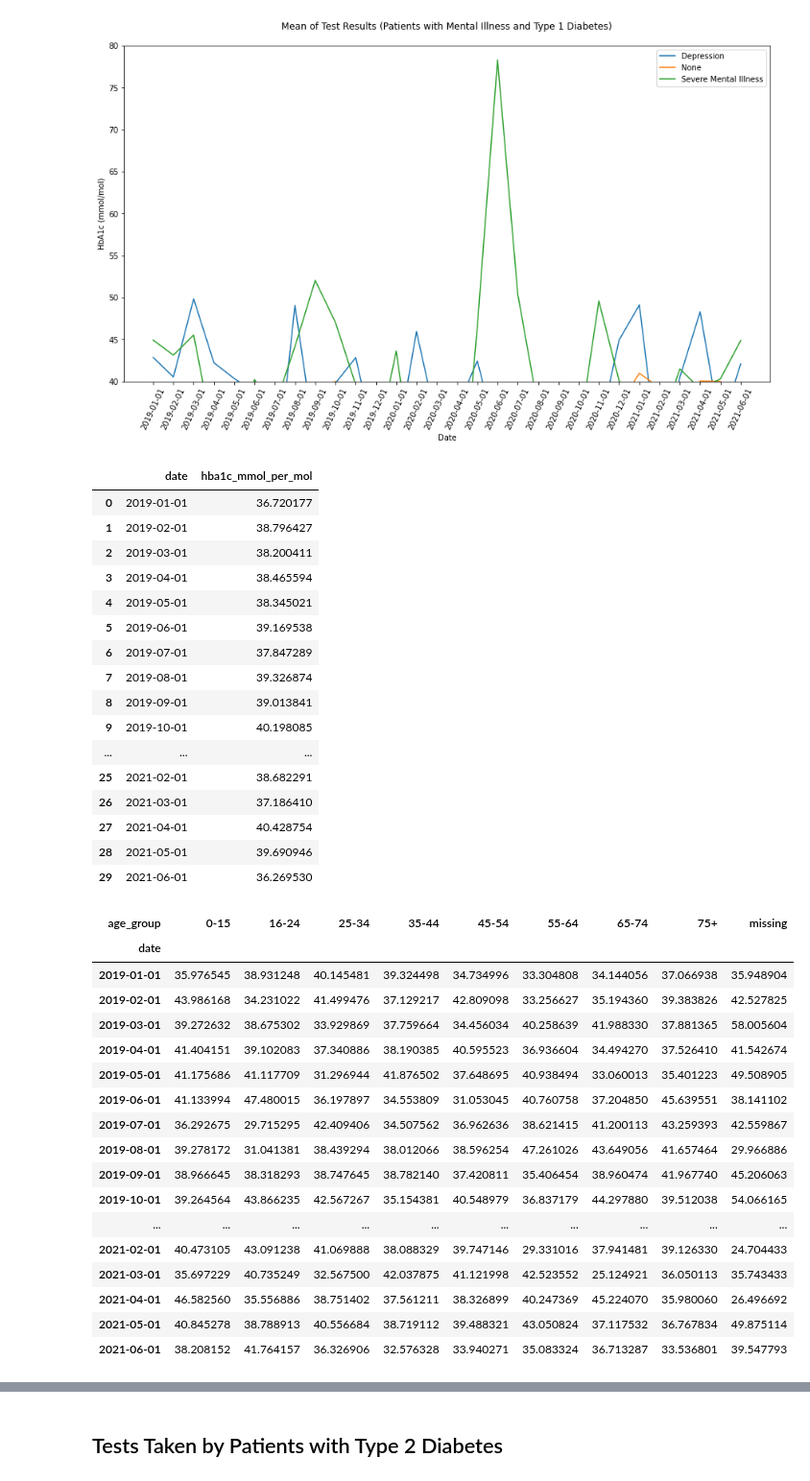
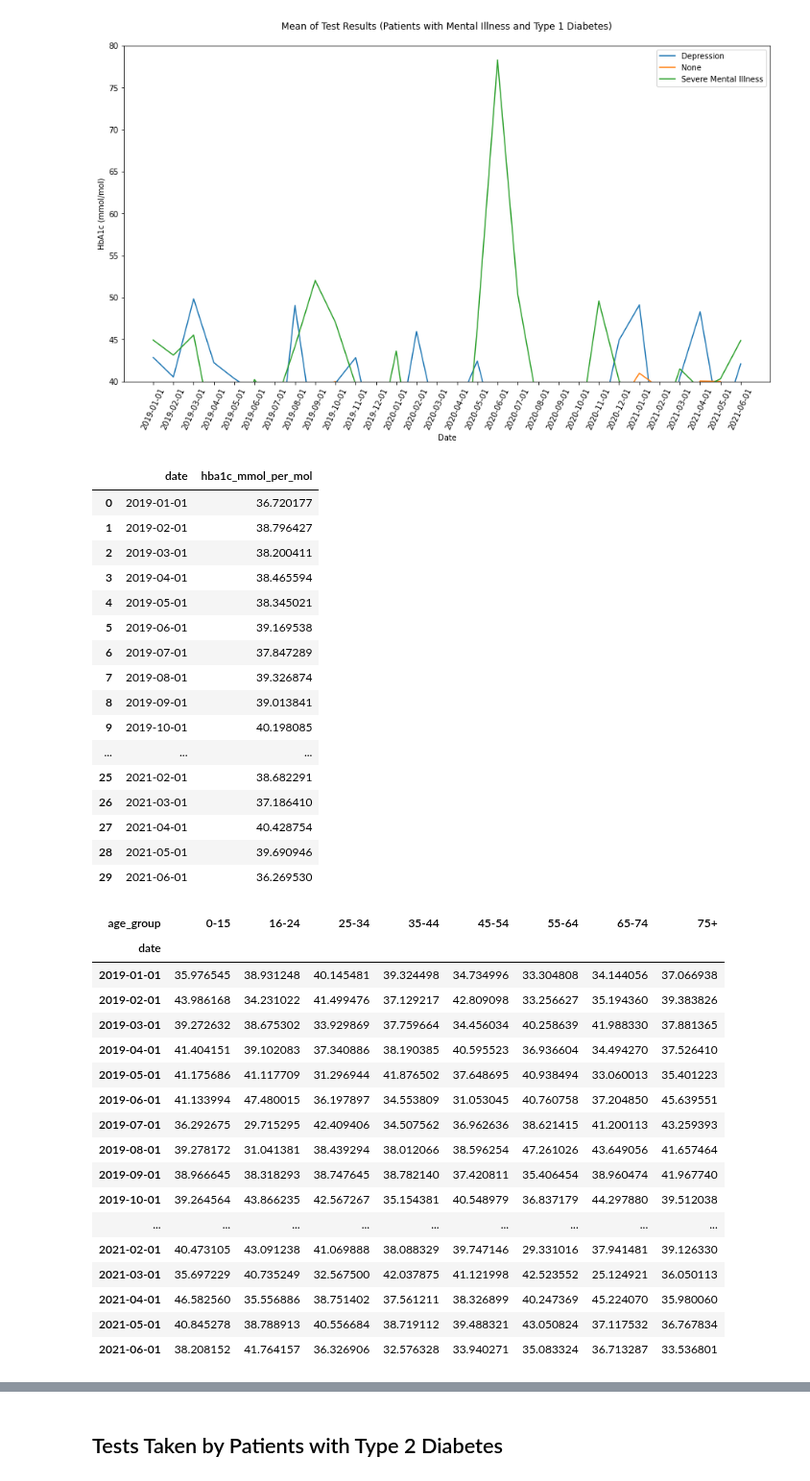
Before and after one commit to opensafely/HbA1c-levels, a Jupyter notebook: notebooks/hba1c_levels.ipynb, the cells around one changed output, grey strips where cells are left out. Shown at 96% size. Drawn from its saved outputs; the diff is of its cells as text; code cells hidden in the pictures.

```diff
--- a/notebooks/hba1c_levels.ipynb
+++ b/notebooks/hba1c_levels.ipynb
@@ -423,10 +423,10 @@ create_chart(df_mi_t1, 'mental_illness', 'Mean of Test Results (Patients with Me
 display(df_pop_t1)
 
 # Age
-display(df_wide(df_age_t1, 'age_group'))
+display(df_wide(df_age_t1.loc[df_age_t1.age_group != 'missing'], 'age_group'))
 
 # Sex
-display(df_wide(df_sex_t1, 'sex'))
+display(df_wide(df_sex_t1.loc[df_sex_t1.sex.isin(['F','M'])], 'sex'))
 
 # Ethnicity
 df_eth_t1_wide = df_wide(df_eth_t1, 'ethnicity')
@@ -437,51 +437,51 @@ display(df_eth_t1_wide)
 display(df_wide(df_region_t1, 'region'))
 
 # IMD
 display(df_wide(df_imd_t1, 'imd'))
 
 # Learning Disability
 display(df_wide(df_ld_t1, 'learning_disability'))
 
 # Mental Illness
 df_mi_t1_wide = df_wide(df_mi_t1, 'mental_illness')
 df_mi_t1_wide = df_mi_t1_wide[['None', 'Depression', 'Severe Mental Illness']]
 display(df_mi_t1_wide)
 # %% [output]
 |  | date | hba1c_mmol_per_mol |
 | 0 | 2019-01-01 | 36.720177 |
 | 1 | 2019-02-01 | 38.796427 |
 | 2 | 2019-03-01 | 38.200411 |
 | 3 | 2019-04-01 | 38.465594 |
 | 4 | 2019-05-01 | 38.345021 |
 | 5 | 2019-06-01 | 39.169538 |
 | 6 | 2019-07-01 | 37.847289 |
 | 7 | 2019-08-01 | 39.326874 |
 | 8 | 2019-09-01 | 39.013841 |
 | 9 | 2019-10-01 | 40.198085 |
 | ... | ... | ... |
 | 25 | 2021-02-01 | 38.682291 |
 | 26 | 2021-03-01 | 37.186410 |
 | 27 | 2021-04-01 | 40.428754 |
 | 28 | 2021-05-01 | 39.690946 |
 | 29 | 2021-06-01 | 36.269530 |
-| age_group | 0-15 | 16-24 | 25-34 | 35-44 | 45-54 | 55-64 | 65-74 | 75+ | missing |
-| date |  |  |  |  |  |  |  |  |  |
-| 2019-01-01 | 35.976545 | 38.931248 | 40.145481 | 39.324498 | 34.734996 | 33.304808 | 34.144056 | 37.066938 | 35.948904 |
-| 2019-02-01 | 43.986168 | 34.231022 | 41.499476 | 37.129217 | 42.809098 | 33.256627 | 35.194360 | 39.383826 | 42.527825 |
-| 2019-03-01 | 39.272632 | 38.675302 | 33.929869 | 37.759664 | 34.456034 | 40.258639 | 41.988330 | 37.881365 | 58.005604 |
-| 2019-04-01 | 41.404151 | 39.102083 | 37.340886 | 38.190385 | 40.595523 | 36.936604 | 34.494270 | 37.526410 | 41.542674 |
-| 2019-05-01 | 41.175686 | 41.117709 | 31.296944 | 41.876502 | 37.648695 | 40.938494 | 33.060013 | 35.401223 | 49.508905 |
-| 2019-06-01 | 41.133994 | 47.480015 | 36.197897 | 34.553809 | 31.053045 | 40.760758 | 37.204850 | 45.639551 | 38.141102 |
-| 2019-07-01 | 36.292675 | 29.715295 | 42.409406 | 34.507562 | 36.962636 | 38.621415 | 41.200113 | 43.259393 | 42.559867 |
-| 2019-08-01 | 39.278172 | 31.041381 | 38.439294 | 38.012066 | 38.596254 | 47.261026 | 43.649056 | 41.657464 | 29.966886 |
-| 2019-09-01 | 38.966645 | 38.318293 | 38.747645 | 38.782140 | 37.420811 | 35.406454 | 38.960474 | 41.967740 | 45.206063 |
-| 2019-10-01 | 39.264564 | 43.866235 | 42.567267 | 35.154381 | 40.548979 | 36.837179 | 44.297880 | 39.512038 | 54.066165 |
-| ... | ... | ... | ... | ... | ... | ... | ... | ... | ... |
-| 2021-02-01 | 40.473105 | 43.091238 | 41.069888 | 38.088329 | 39.747146 | 29.331016 | 37.941481 | 39.126330 | 24.704433 |
-| 2021-03-01 | 35.697229 | 40.735249 | 32.567500 | 42.037875 | 41.121998 | 42.523552 | 25.124921 | 36.050113 | 35.743433 |
-| 2021-04-01 | 46.582560 | 35.556886 | 38.751402 | 37.561211 | 38.326899 | 40.247369 | 45.224070 | 35.980060 | 26.496692 |
-| 2021-05-01 | 40.845278 | 38.788913 | 40.556684 | 38.719112 | 39.488321 | 43.050824 | 37.117532 | 36.767834 | 49.875114 |
-| 2021-06-01 | 38.208152 | 41.764157 | 36.326906 | 32.576328 | 33.940271 | 35.083324 | 36.713287 | 33.536801 | 39.547793 |
+| age_group | 0-15 | 16-24 | 25-34 | 35-44 | 45-54 | 55-64 | 65-74 | 75+ |
+| date |  |  |  |  |  |  |  |  |
+| 2019-01-01 | 35.976545 | 38.931248 | 40.145481 | 39.324498 | 34.734996 | 33.304808 | 34.144056 | 37.066938 |
+| 2019-02-01 | 43.986168 | 34.231022 | 41.499476 | 37.129217 | 42.809098 | 33.256627 | 35.194360 | 39.383826 |
+| 2019-03-01 | 39.272632 | 38.675302 | 33.929869 | 37.759664 | 34.456034 | 40.258639 | 41.988330 | 37.881365 |
+| 2019-04-01 | 41.404151 | 39.102083 | 37.340886 | 38.190385 | 40.595523 | 36.936604 | 34.494270 | 37.526410 |
+| 2019-05-01 | 41.175686 | 41.117709 | 31.296944 | 41.876502 | 37.648695 | 40.938494 | 33.060013 | 35.401223 |
+| 2019-06-01 | 41.133994 | 47.480015 | 36.197897 | 34.553809 | 31.053045 | 40.760758 | 37.204850 | 45.639551 |
+| 2019-07-01 | 36.292675 | 29.715295 | 42.409406 | 34.507562 | 36.962636 | 38.621415 | 41.200113 | 43.259393 |
+| 2019-08-01 | 39.278172 | 31.041381 | 38.439294 | 38.012066 | 38.596254 | 47.261026 | 43.649056 | 41.657464 |
+| 2019-09-01 | 38.966645 | 38.318293 | 38.747645 | 38.782140 | 37.420811 | 35.406454 | 38.960474 | 41.967740 |
+| 2019-10-01 | 39.264564 | 43.866235 | 42.567267 | 35.154381 | 40.548979 | 36.837179 | 44.297880 | 39.512038 |
+| ... | ... | ... | ... | ... | ... | ... | ... | ... |
+| 2021-02-01 | 40.473105 | 43.091238 | 41.069888 | 38.088329 | 39.747146 | 29.331016 | 37.941481 | 39.126330 |
+| 2021-03-01 | 35.697229 | 40.735249 | 32.567500 | 42.037875 | 41.121998 | 42.523552 | 25.124921 | 36.050113 |
+| 2021-04-01 | 46.582560 | 35.556886 | 38.751402 | 37.561211 | 38.326899 | 40.247369 | 45.224070 | 35.980060 |
+| 2021-05-01 | 40.845278 | 38.788913 | 40.556684 | 38.719112 | 39.488321 | 43.050824 | 37.117532 | 36.767834 |
+| 2021-06-01 | 38.208152 | 41.764157 | 36.326906 | 32.576328 | 33.940271 | 35.083324 | 36.713287 | 33.536801 |
 | sex | F | M |
 | date |  |  |
 | 2019-01-01 | 36.134632 | 37.320931 |
```
Also changed, not shown: parts of 2 cells of this notebook.
